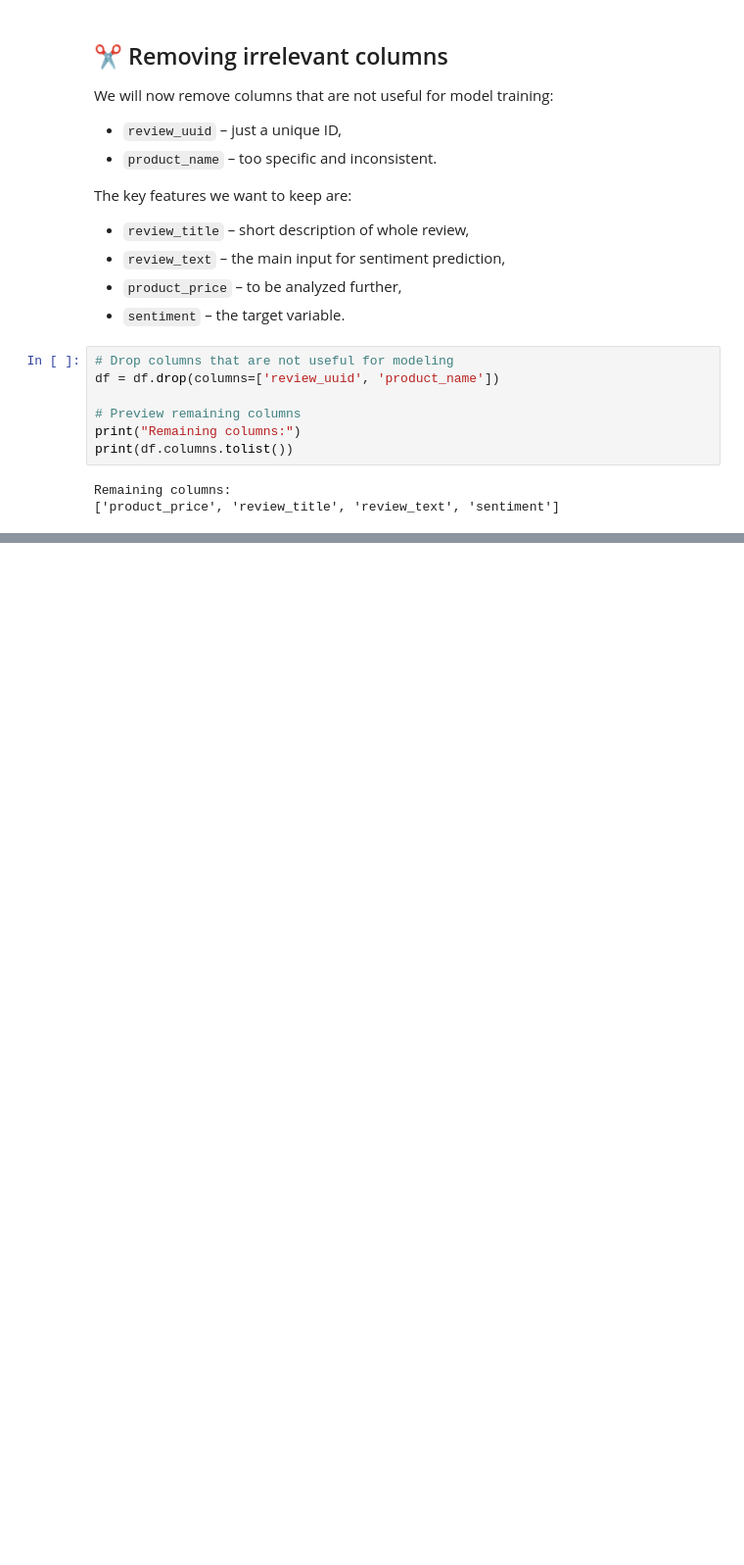
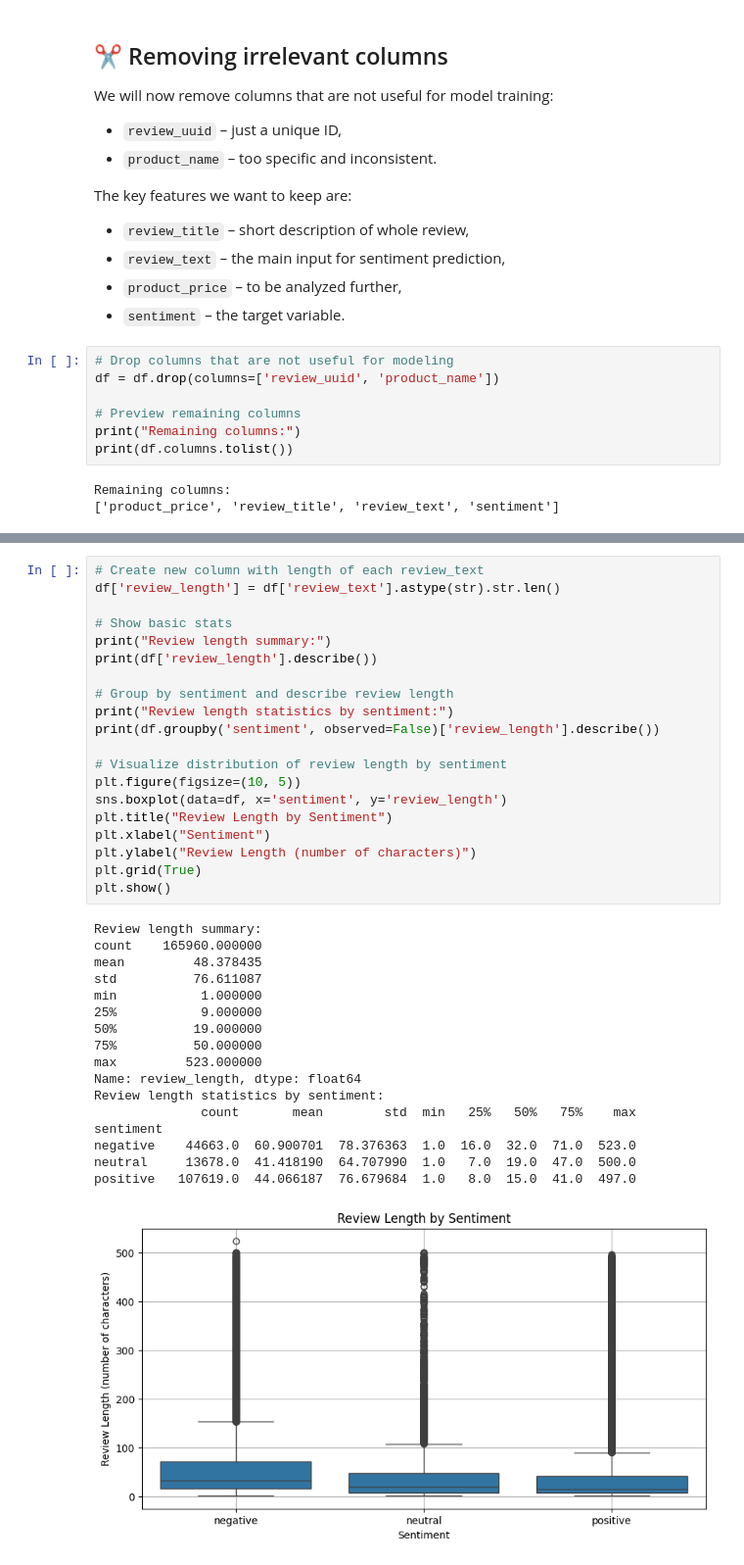
Before and after one commit to vladimir-dresevic/ml-product-reviews-project, a Jupyter notebook: notebook/product_reviews_analysis.ipynb, the cells around one changed output, grey strips where cells are left out. Shown: that part at 98% size. Drawn from its saved outputs; the diff is of its cells as text; blank space fills up the shorter version.

```diff
--- a/notebook/product_reviews_analysis.ipynb
+++ b/notebook/product_reviews_analysis.ipynb
@@ -332,0 +372,38 @@ Remaining columns:
+# %%
+# Create new column with length of each review_text
+df['review_length'] = df['review_text'].astype(str).str.len()
+
+# Show basic stats
+print("Review length summary:")
+print(df['review_length'].describe())
+
+# Group by sentiment and describe review length
+print("Review length statistics by sentiment:")
+print(df.groupby('sentiment', observed=False)['review_length'].describe())
+
+# Visualize distribution of review length by sentiment
+plt.figure(figsize=(10, 5))
+sns.boxplot(data=df, x='sentiment', y='review_length')
+plt.title("Review Length by Sentiment")
+plt.xlabel("Sentiment")
+plt.ylabel("Review Length (number of characters)")
+plt.grid(True)
+plt.show()
+# %% [output]
+Review length summary:
+count    165960.000000
+mean         48.378435
+std          76.611087
+min           1.000000
+25%           9.000000
+50%          19.000000
+75%          50.000000
+max         523.000000
+Name: review_length, dtype: float64
+Review length statistics by sentiment:
+              count       mean        std  min   25%   50%   75%    max
+sentiment
+negative    44663.0  60.900701  78.376363  1.0  16.0  32.0  71.0  523.0
+neutral     13678.0  41.418190  64.707990  1.0   7.0  19.0  47.0  500.0
+positive   107619.0  44.066187  76.679684  1.0   8.0  15.0  41.0  497.0
+[figure, added]
```
Also changed, not shown: parts of 3 cells of this notebook.
